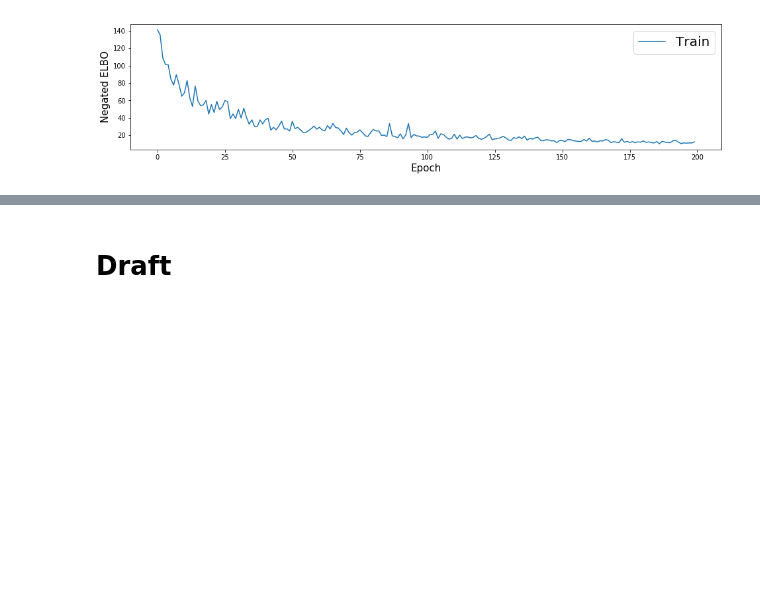
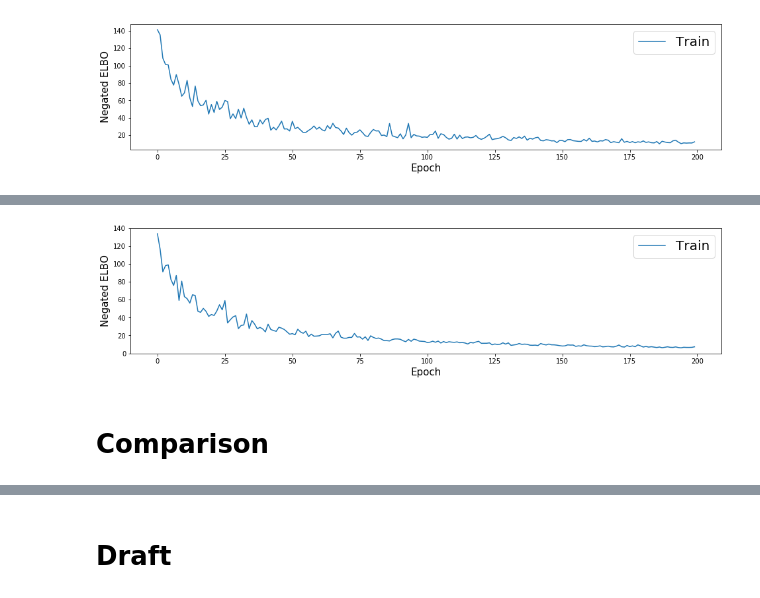
Before and after one commit to BelhalK/BayesianNeuralNets, a Jupyter notebook: MNIST/MNIST-BNN-CustomOptimizer.ipynb, the cells around one changed output, grey strips where cells are left out. Drawn from its saved outputs; the diff is of its cells as text; code cells hidden in the pictures; blank space fills up the shorter version.

```diff
--- a/MNIST/MNIST-BNN-CustomOptimizer.ipynb
+++ b/MNIST/MNIST-BNN-CustomOptimizer.ipynb
@@ -342,0 +408,10 @@ display_draws(train_lossadam, X_batch, epoch_num)
+# %%
+for epoch in range(0,epoch_num):
+    for _ in range(0, total, N):
+        X_batch, Y_batch = mnist.train.next_batch(N)
+        # TensorFlow method gives the label data in a one hot vetor format. We convert that into a single label.
+        Y_batch = np.argmax(Y_batch,axis=1)
+        info_dict = inference.update(feed_dict={x: X_batch, y_ph: Y_batch})
+
+    train_lossrms[epoch] = info_dict['loss']
+    inference.print_progress(info_dict)
@@ -342,0 +425,6 @@ display_draws(train_lossadam, X_batch, epoch_num)
+# %%
+display_draws(train_lossrms, X_batch, epoch_num)
+# %% [output]
+[figure, added]
+# %% [markdown]
+# Comparison
```
Also changed, not shown: parts of 15 cells of this notebook, 10 other files.
